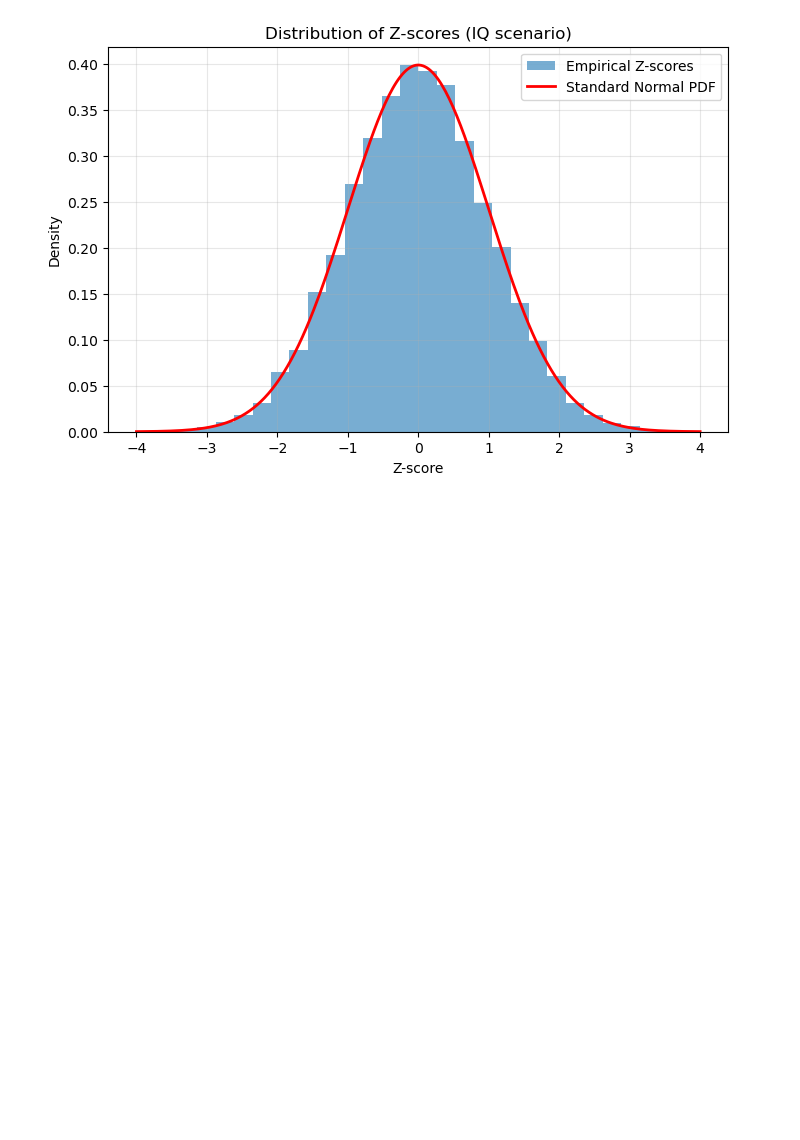
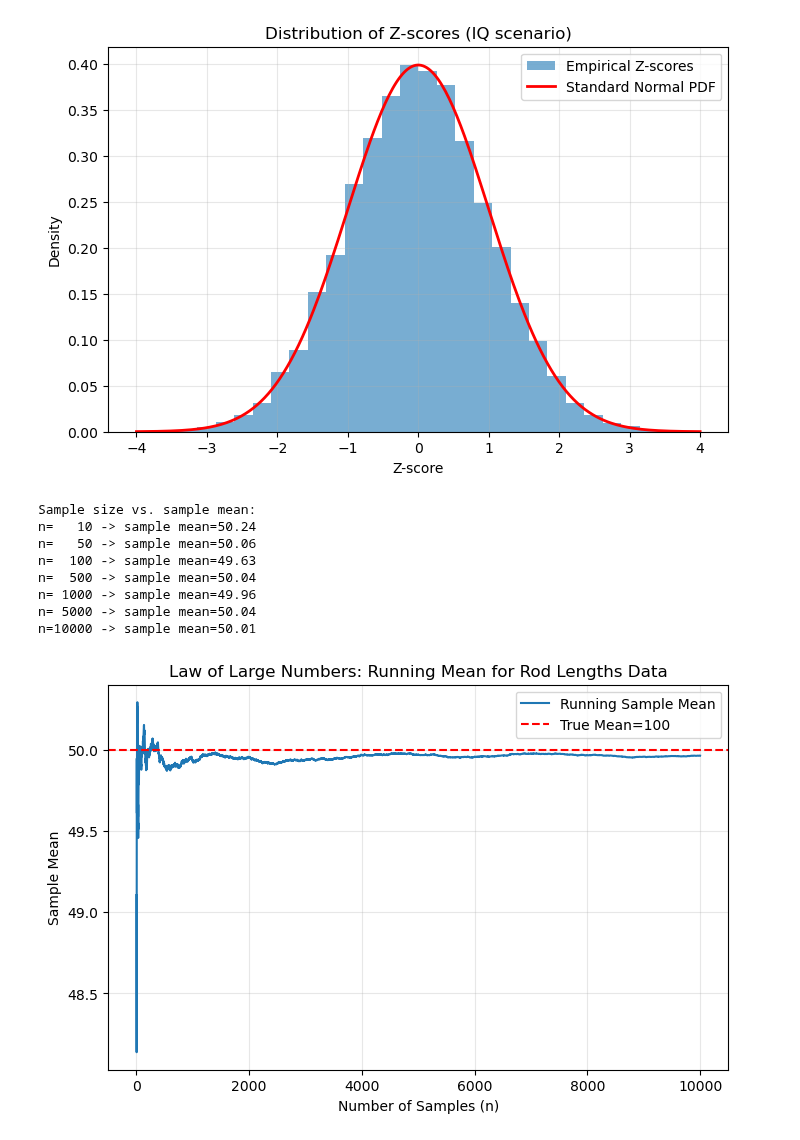
Before and after one commit to SaianPatel/InferentialStatistics, a Jupyter notebook: Labs/Lab4/Lab4_Exercise.ipynb, the cells around one changed output. Saved outputs shown, nothing was run; the diff lists cells and outputs as text; code cells hidden in the pictures; blank space fills up the shorter version.

```diff
--- a/Labs/Lab4/Lab4_Exercise.ipynb
+++ b/Labs/Lab4/Lab4_Exercise.ipynb
@@ -116,36 +116,88 @@ Z-score of this rod length: 0.6476885381006916
 # %%
 
 # =========================
 # 3. LAW OF LARGE NUMBERS
 # =========================
 
 """
 TASK:
 1. Illustrate how the sample mean converges to the true mean as the sample size grows.
    - For sample_sizes = [10, 50, 100, 500, 1000, 5000, 10000], do:
      * Generate 'n' random samples from the normal distribution
      * Compute the mean
      * Store it
    - Print or plot those sample means to see if they approach 50.
 
 2. Create a large sample (e.g., size=10_000) in one go, then compute the running mean
    up to each index i (from 1 to 10,000).
    - Plot the running mean and compare it to the true mean (50) with a horizontal line.
    - HINT: np.cumsum(...) gives a cumulative sum; to get the mean up to index i,
      you can do cumulative_sum[i] / (i+1) or something similar.
 """
 
 # TODO: Step 1: sample_sizes = [...]
-# <YOUR CODE HERE>
+# Define various sample sizes to iterate over
+sample_sizes = [10, 50, 100, 500, 1000, 5000, 10000]
+
+# Define a list to store the means for each smample size
+means_list = []
 
 # For each n in sample_sizes, generate normal samples, compute mean
-# <YOUR CODE HERE>
+for n in sample_sizes:
 
-# Print or plot the results
-# <YOUR CODE HERE>
+    # generate 'n' rod lengths scores
+    sample = norm.rvs(loc=true_mean, scale=true_std, size=n)
+
+    # compute the sample mean
+    sample_mean = np.mean(sample)
+
+    # Store the sample mean in the means list
+    means_list.append(sample_mean)
+
+# Display how each sample mean compares to the true mean
+print("Sample size vs. sample mean:")
+for s, m in zip(sample_sizes, means_list):
+    print(f"n={s:5d} -> sample mean={m:.2f}")
 
 # TODO: Step 2: Single large sample. Compute running mean. Plot it against the true mean.
-# <YOUR CODE HERE>
+
+# Define large single sample size
+N = 10000
+
+# Generate a large sample of size N
+large_sample = norm.rvs(loc=true_mean, scale=true_std, size=N)
+
+# Compute cumulative sum element-wise
+cumsum_vals = np.cumsum(large_sample)
+
+# The mean at index i is the cumulative sum / i + 1
+running_means = cumsum_vals / np.arange(1, N+1)
+
+# Plot the results
+# Create the figure
+plt.figure(figsize=(8,5))
+
+# Plot the running sample mean as a line
+plt.plot(running_means, label='Running Sample Mean')
+
+# Draw a horizontal line at the true mean (as a reference)
+plt.axhline(true_mean, color='red', linestyle='--', label='True Mean=100')
+plt.title("Law of Large Numbers: Running Mean for Rod Lengths Data")
+plt.xlabel("Number of Samples (n)")
+plt.ylabel("Sample Mean")
+plt.grid(alpha = 0.3)
+plt.legend()
+plt.show()
+# %% [output]
+Sample size vs. sample mean:
+n=   10 -> sample mean=50.24
+n=   50 -> sample mean=50.06
+n=  100 -> sample mean=49.63
+n=  500 -> sample mean=50.04
+n= 1000 -> sample mean=49.96
+n= 5000 -> sample mean=50.04
+n=10000 -> sample mean=50.01
+[figure, added]
 # %%
 # =========================
 # 4. CENTRAL LIMIT THEOREM
```
